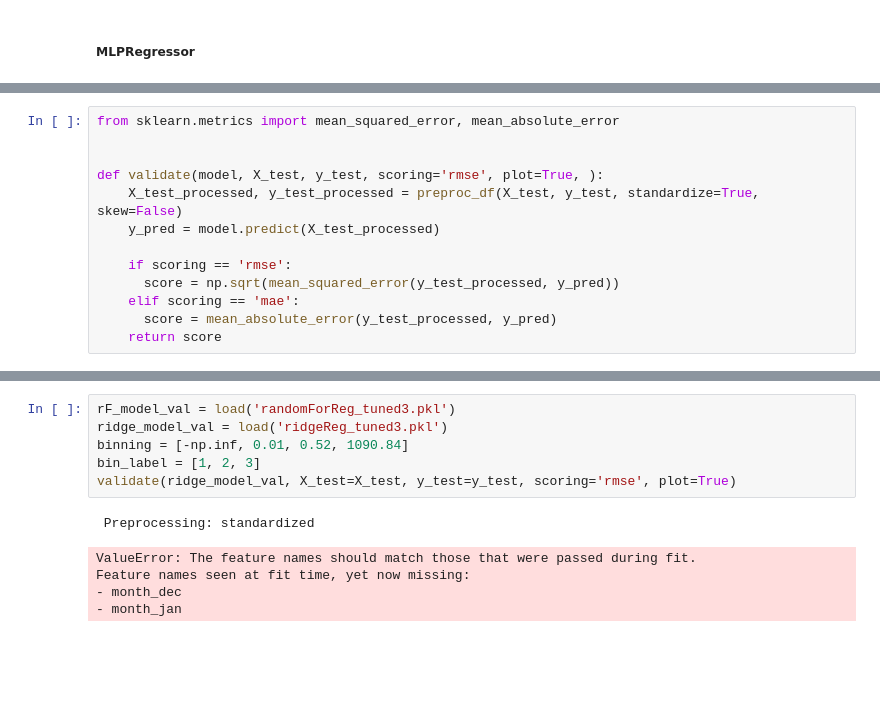
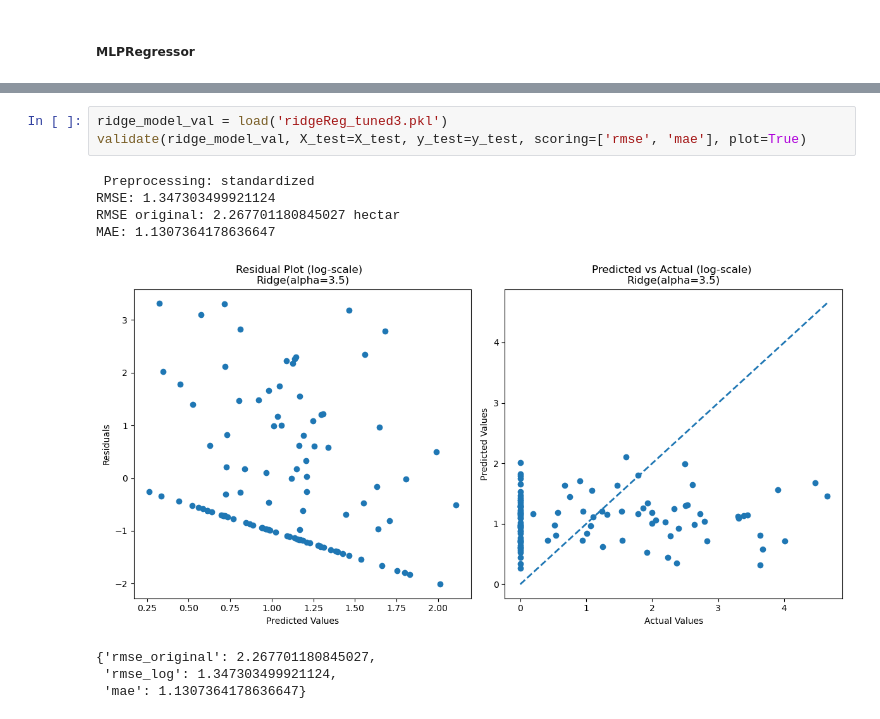
Before and after one commit to Yawkward/fire_data, a Jupyter notebook: FWI_project.ipynb, the cells around one changed output, grey strips where cells are left out. Drawn from its saved outputs; the diff is of its cells as text; blank space fills up the shorter version.

```diff
--- a/FWI_project.ipynb
+++ b/FWI_project.ipynb
@@ -838,13 +866,0 @@ Ridge(alpha=3.5)
-# %%
-from sklearn.metrics import mean_squared_error, mean_absolute_error
-
-
-def validate(model, X_test, y_test, scoring='rmse', plot=True, ):
-    X_test_processed, y_test_processed = preproc_df(X_test, y_test, standardize=True, skew=False)
-    y_pred = model.predict(X_test_processed)
-
-    if scoring == 'rmse':
-      score = np.sqrt(mean_squared_error(y_test_processed, y_pred))
-    elif scoring == 'mae':
-      score = mean_absolute_error(y_test_processed, y_pred)
-    return score
@@ -851,12 +930,12 @@ def validate(model, X_test, y_test, scoring='rmse', plot=True, ):
 # %%
-rF_model_val = load('randomForReg_tuned3.pkl')
 ridge_model_val = load('ridgeReg_tuned3.pkl')
-binning = [-np.inf, 0.01, 0.52, 1090.84]
-bin_label = [1, 2, 3]
-validate(ridge_model_val, X_test=X_test, y_test=y_test, scoring='rmse', plot=True)
+validate(ridge_model_val, X_test=X_test, y_test=y_test, scoring=['rmse', 'mae'], plot=True)
 # %% [output]
  Preprocessing: standardized
+RMSE: 1.347303499921124
+RMSE original: 2.267701180845027 hectar
+MAE: 1.1307364178636647
+[figure, added]
-ValueError: The feature names should match those that were passed during fit.
-Feature names seen at fit time, yet now missing:
-- month_dec
-- month_jan
+{'rmse_original': 2.267701180845027,
+ 'rmse_log': 1.347303499921124,
+ 'mae': 1.1307364178636647}
```
Also changed, not shown: parts of 14 cells of this notebook, 8 other files.
